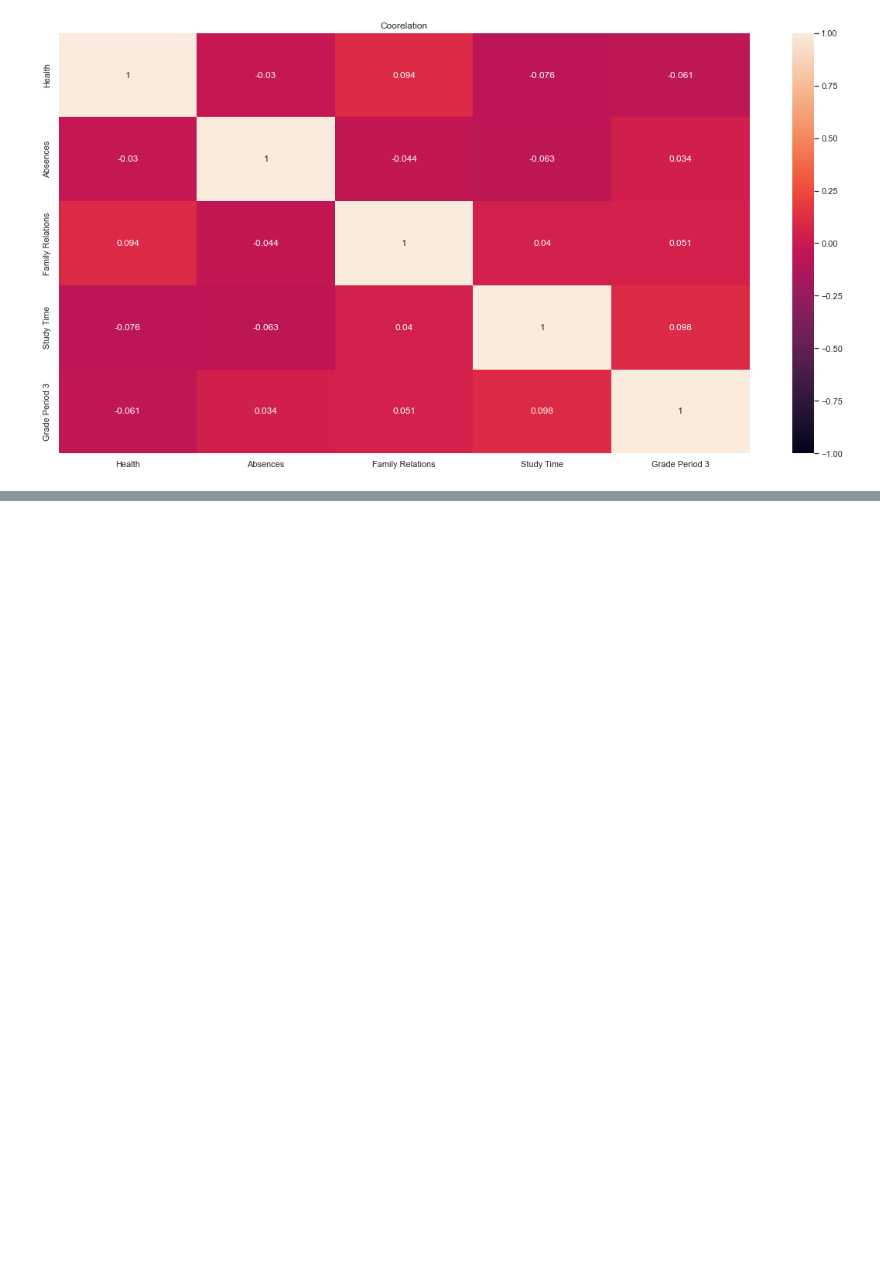
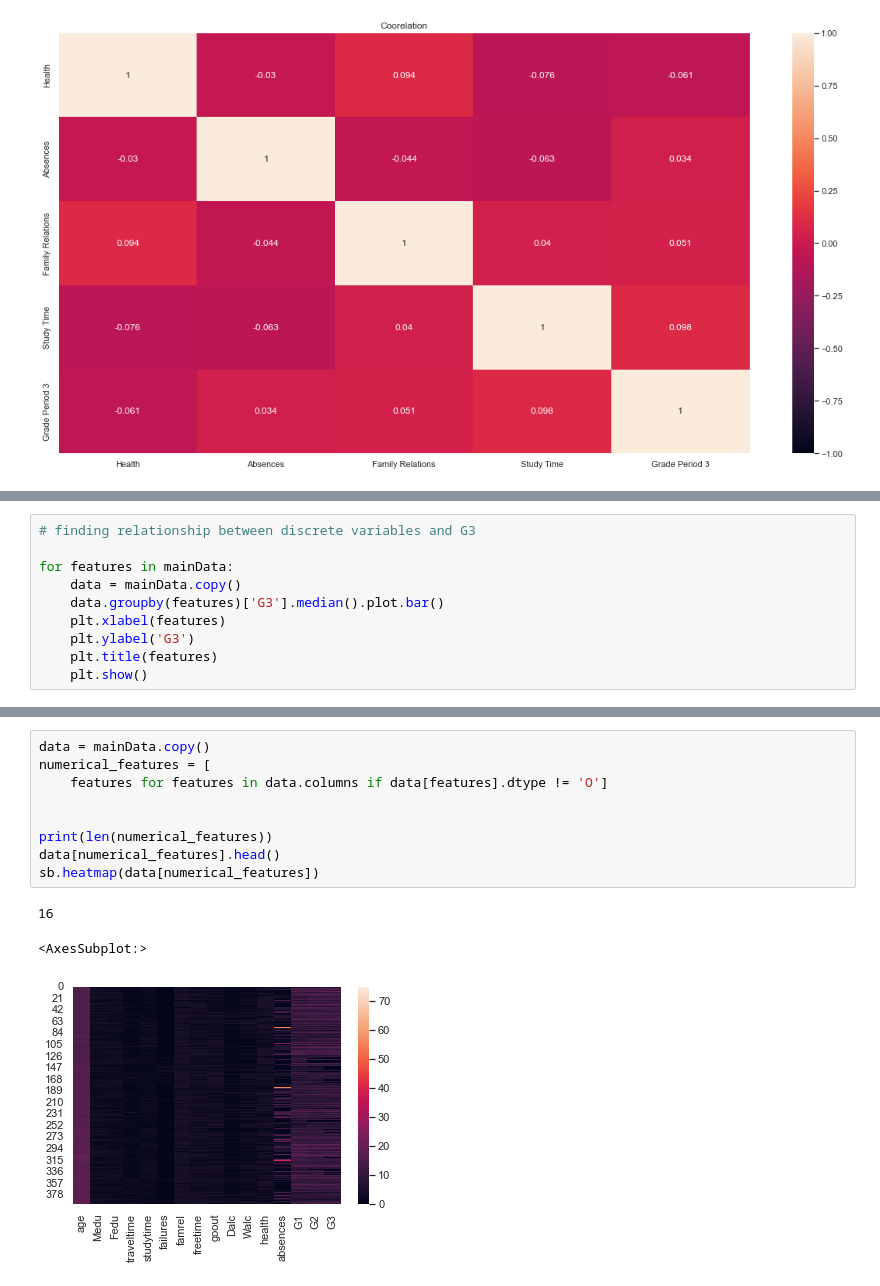
Before and after one commit to Heng-Zi-Hui/DSAI-Mini-Project, a Jupyter notebook: DSAI_Project/MainProject.ipynb, the cells around one changed output, grey strips where cells are left out. Drawn from its saved outputs; the diff is of its cells as text; blank space fills up the shorter version.

```diff
--- a/DSAI_Project/MainProject.ipynb
+++ b/DSAI_Project/MainProject.ipynb
@@ -102,0 +121,10 @@ plt.show()
+# %%
+# finding relationship between discrete variables and G3
+
+for features in mainData:
+    data = mainData.copy()
+    data.groupby(features)['G3'].median().plot.bar()
+    plt.xlabel(features)
+    plt.ylabel('G3')
+    plt.title(features)
+    plt.show()
@@ -102,0 +145,13 @@ plt.show()
+# %%
+data = mainData.copy()
+numerical_features = [
+    features for features in data.columns if data[features].dtype != 'O']
+
+
+print(len(numerical_features))
+data[numerical_features].head()
+sb.heatmap(data[numerical_features])
+# %% [output]
+16
+<AxesSubplot:>
+[figure, added]
```
Also changed, not shown: parts of 47 cells of this notebook.
